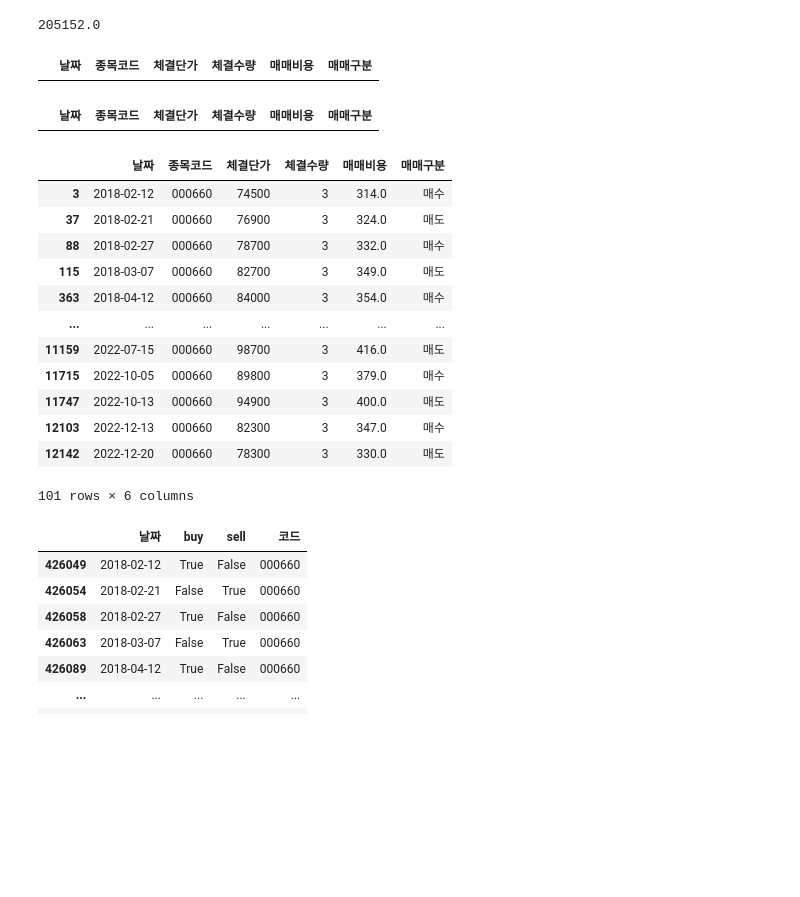
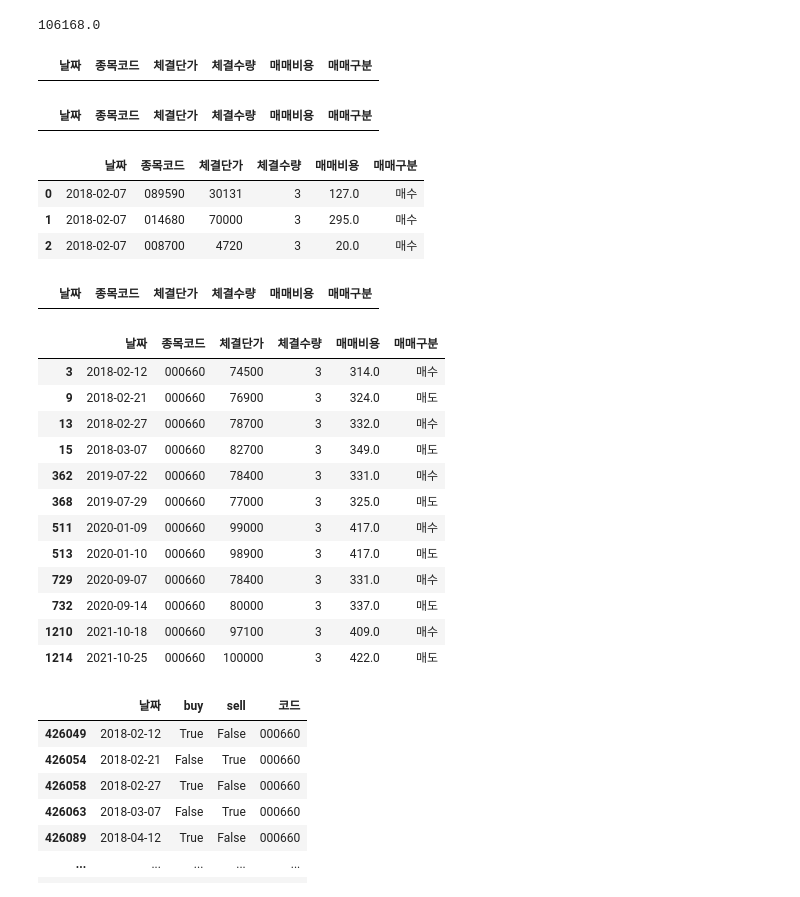
Before and after one commit to eseom31/Kis_Api_test, a Jupyter notebook: main_test.ipynb, the cells around one changed output. Saved outputs shown, nothing was run; the diff lists cells and outputs as text; code cells hidden in the pictures; blank space fills up the shorter version.

```diff
--- a/main_test.ipynb
+++ b/main_test.ipynb
@@ -36,7 +36,8 @@ df = pd.read_csv('../result.csv')
 df['코드'] = df['코드'].apply(lambda x: str(x).zfill(6))
 # %%
 df_test = make_signal(df)
-# %%
-bt.MONEY = 5000000000
+# %%
+bt.MONEY = 5480000
+money = deepcopy(bt.MONEY)
 # %%
 bt.buy_sell(df=df_test, buy='buy', sell='sell')
@@ -124,11 +77,22 @@ px.line(x=bt.ECONO_INFORM['날짜'], y=bt.ECONO_INFORM['실현손익'])
 # %%
 bt.MONEY
 # %% [output]
-205152.0
+106168.0
+# %%
+bt.JOUNAL[bt.JOUNAL['날짜'] == '2022-12-28']
+# %% [output]
+|  | 날짜 | 종목코드 | 체결단가 | 체결수량 | 매매비용 | 매매구분 |
+# %%
+bt.JOUNAL.iloc[12200:12220, :]
+# %% [output]
+|  | 날짜 | 종목코드 | 체결단가 | 체결수량 | 매매비용 | 매매구분 |
 # %%
-bt.JOUNAL[bt.JOUNAL['날짜'] == '2018-02-23']
+bt.JOUNAL[bt.JOUNAL['날짜'] == '2018-02-07']
 # %% [output]
 |  | 날짜 | 종목코드 | 체결단가 | 체결수량 | 매매비용 | 매매구분 |
+| 0 | 2018-02-07 | 089590 | 30131 | 3 | 127.0 | 매수 |
+| 1 | 2018-02-07 | 014680 | 70000 | 3 | 295.0 | 매수 |
+| 2 | 2018-02-07 | 008700 | 4720 | 3 | 20.0 | 매수 |
 # %%
 bt.JOUNAL[bt.JOUNAL['날짜'] == '2018-03-05']
 # %% [output]
@@ -138,17 +102,17 @@ bt.JOUNAL[bt.JOUNAL['종목코드'] == '000660']
 # %% [output]
 |  | 날짜 | 종목코드 | 체결단가 | 체결수량 | 매매비용 | 매매구분 |
 | 3 | 2018-02-12 | 000660 | 74500 | 3 | 314.0 | 매수 |
-| 37 | 2018-02-21 | 000660 | 76900 | 3 | 324.0 | 매도 |
-| 88 | 2018-02-27 | 000660 | 78700 | 3 | 332.0 | 매수 |
-| 115 | 2018-03-07 | 000660 | 82700 | 3 | 349.0 | 매도 |
-| 363 | 2018-04-12 | 000660 | 84000 | 3 | 354.0 | 매수 |
-| ... | ... | ... | ... | ... | ... | ... |
-| 11159 | 2022-07-15 | 000660 | 98700 | 3 | 416.0 | 매도 |
-| 11715 | 2022-10-05 | 000660 | 89800 | 3 | 379.0 | 매수 |
-| 11747 | 2022-10-13 | 000660 | 94900 | 3 | 400.0 | 매도 |
-| 12103 | 2022-12-13 | 000660 | 82300 | 3 | 347.0 | 매수 |
-| 12142 | 2022-12-20 | 000660 | 78300 | 3 | 330.0 | 매도 |
+| 9 | 2018-02-21 | 000660 | 76900 | 3 | 324.0 | 매도 |
+| 13 | 2018-02-27 | 000660 | 78700 | 3 | 332.0 | 매수 |
+| 15 | 2018-03-07 | 000660 | 82700 | 3 | 349.0 | 매도 |
+| 362 | 2019-07-22 | 000660 | 78400 | 3 | 331.0 | 매수 |
+| 368 | 2019-07-29 | 000660 | 77000 | 3 | 325.0 | 매도 |
+| 511 | 2020-01-09 | 000660 | 99000 | 3 | 417.0 | 매수 |
+| 513 | 2020-01-10 | 000660 | 98900 | 3 | 417.0 | 매도 |
+| 729 | 2020-09-07 | 000660 | 78400 | 3 | 331.0 | 매수 |
+| 732 | 2020-09-14 | 000660 | 80000 | 3 | 337.0 | 매도 |
+| 1210 | 2021-10-18 | 000660 | 97100 | 3 | 409.0 | 매수 |
+| 1214 | 2021-10-25 | 000660 | 100000 | 3 | 422.0 | 매도 |
-101 rows × 6 columns
 # %%
 condi = (df_test['코드'] == '000660') & ((df_test['buy'] == True) | (df_test['sell'] == True))
 # %%
```
Also changed, not shown: parts of 16 cells of this notebook, 1 other file.
